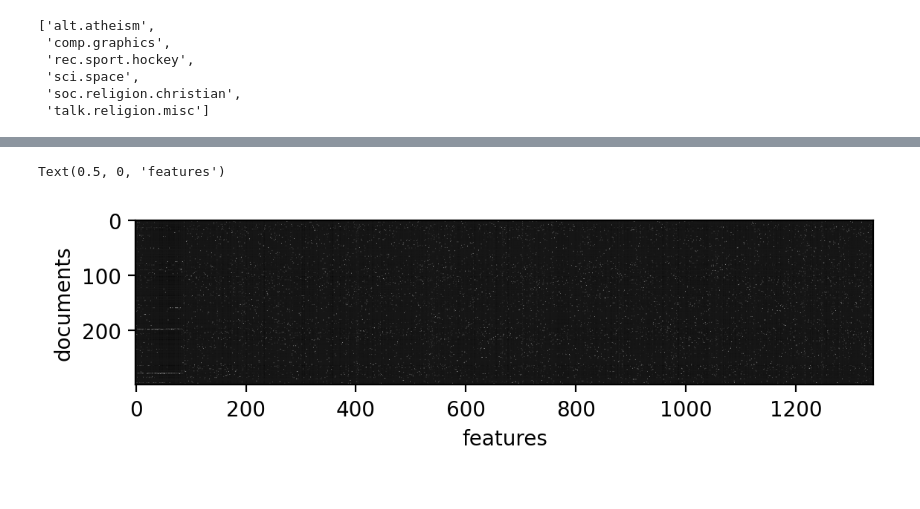
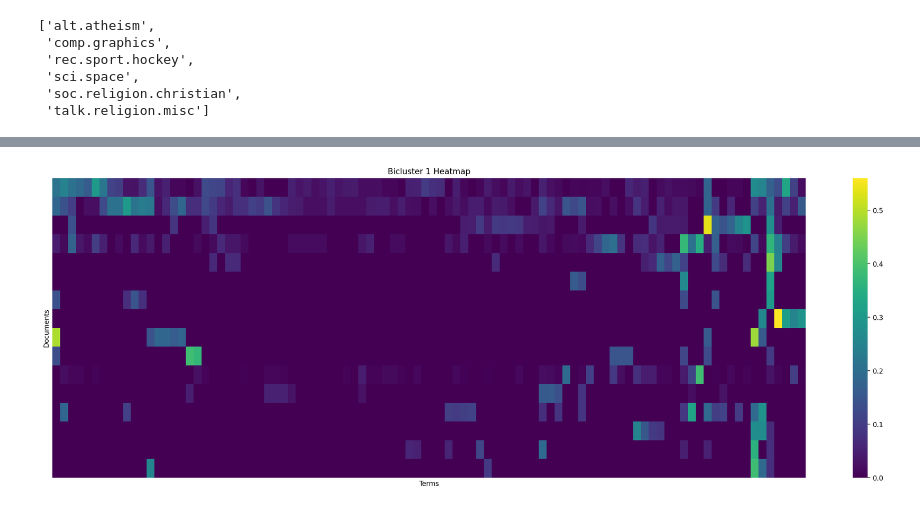
Before and after one commit to salehsargolzaee/Biclustering, a Jupyter notebook: ISA_test.ipynb, the cells around one changed output, grey strips where cells are left out. Drawn from its saved outputs; the diff is of its cells as text; code cells hidden in the pictures.

Commit message:
Added visualizations

```diff
--- a/ISA_test.ipynb
+++ b/ISA_test.ipynb
@@ -253,7 +250,7 @@ def ISA(data: np.array, n_initial: int = 1000, n_updates = 1000, thresh_feature:
 
     return fused_samples, fused_features
 # %%
-sample_vec, feature_vec = ISA(data, n_initial=1000, n_updates=20, thresh_feature=1.7, thresh_sample=1, fusion_similarity_threshold = 0.6 )
+sample_vec, feature_vec = ISA(data, n_initial=2000, n_updates=20, thresh_feature=1.6, thresh_sample=1.1, fusion_similarity_threshold = 0.7 )
 # %%
 display_fused_modules(fused_features = feature_vec, fused_samples=sample_vec, feature_labels=vectorizer.get_feature_names_out(), sample_labels=labels)
 # %% [output]
@@ -294,8 +284,0 @@ Text(0.5, 0, 'features')
-# %%
-plt.figure(dpi = 200)
-plt.imshow(column_normalization(data), cmap = "gray")
-plt.ylabel("documents")
-plt.xlabel("features")
-# %% [output]
-Text(0.5, 0, 'features')
-[figure, removed]
@@ -301,0 +287,26 @@ Text(0.5, 0, 'features')
+# %%
+ind = 0
+samples, features  = sorted(list(sample_vec[ind])), sorted(list(feature_vec[ind]))
+bicluster  = data[samples][:, features]
+
+# Perform hierarchical clustering for rows and columns
+row_linkage = linkage(bicluster, method='ward')
+col_linkage = linkage(bicluster.T, method='ward')
+
+# Get the order of rows and columns based on the clustering
+row_order = leaves_list(row_linkage)
+col_order = leaves_list(col_linkage)
+
+# Reorder the data based on clustering
+reordered_data = bicluster[row_order, :][:, col_order]
+
+plt.figure(figsize=(25,8), dpi = 200)
+sns.heatmap(reordered_data, cmap="viridis", annot=False)
+plt.title(f"Bicluster {ind + 1} Heatmap")
+plt.xlabel("Terms")
+plt.ylabel("Documents")
+plt.xticks([])
+plt.yticks([])
+plt.show()
+# %% [output]
+[figure, added]
```
Also changed, not shown: parts of 14 cells of this notebook.
